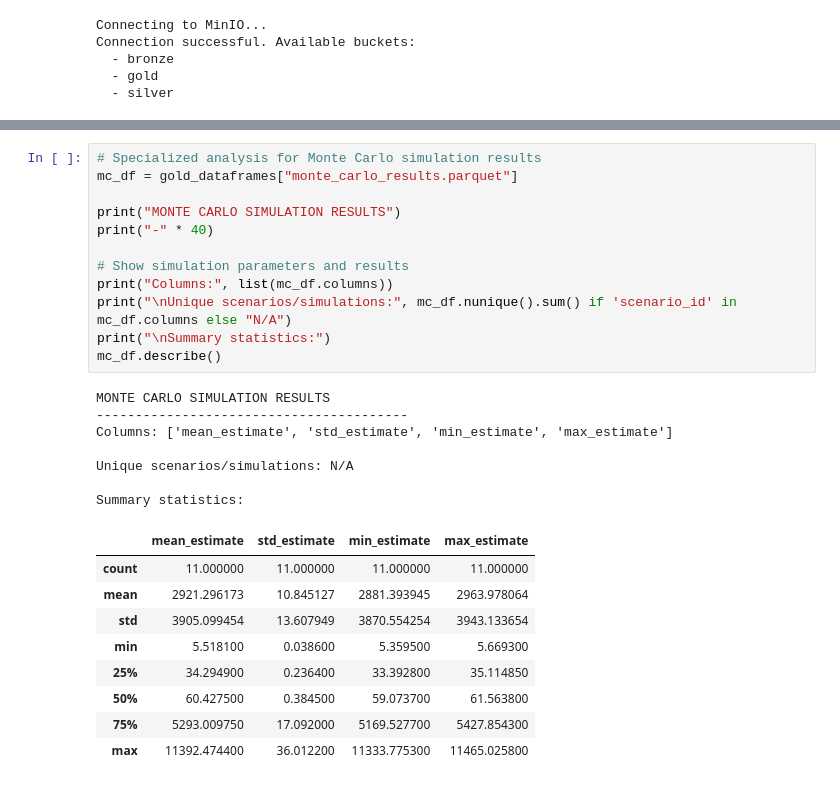
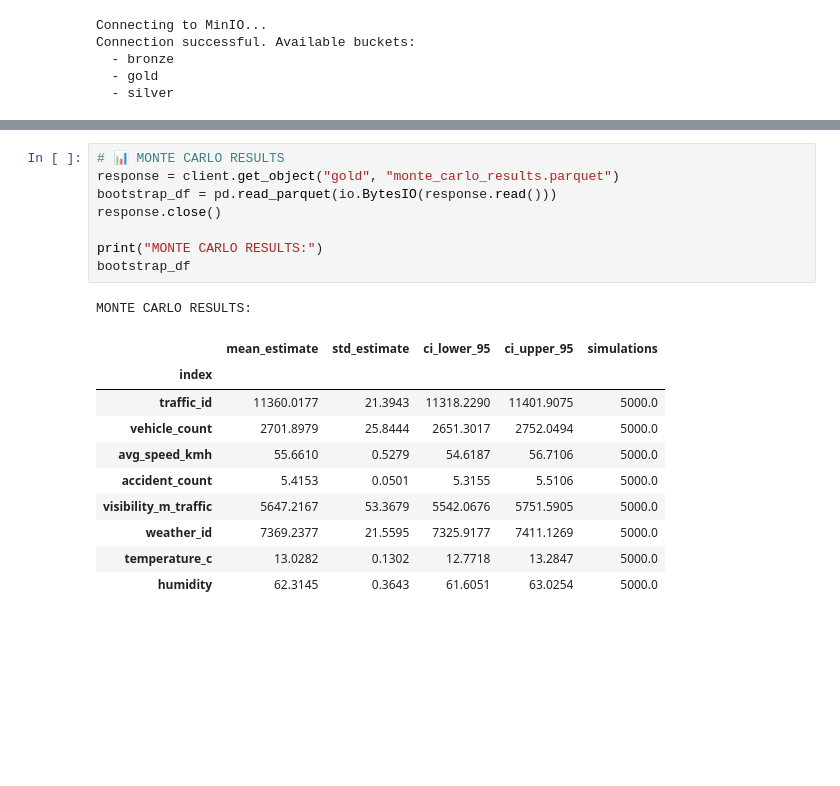
Before and after one commit to Fares403/urban-traffic-data-lake-project, a Jupyter notebook: notebooks/Analysis.ipynb, the cells around one changed output, grey strips where cells are left out. Drawn from its saved outputs; the diff is of its cells as text; blank space fills up the shorter version.

```diff
--- a/notebooks/Analysis.ipynb
+++ b/notebooks/Analysis.ipynb
@@ -158,29 +109,20 @@ Shape: (8020, 24)
-# %%
-# Specialized analysis for Monte Carlo simulation results
-mc_df = gold_dataframes["monte_carlo_results.parquet"]
-
-print("MONTE CARLO SIMULATION RESULTS")
-print("-" * 40)
-
-# Show simulation parameters and results
-print("Columns:", list(mc_df.columns))
-print("\nUnique scenarios/simulations:", mc_df.nunique().sum() if 'scenario_id' in mc_df.columns else "N/A")
-print("\nSummary statistics:")
-mc_df.describe()
-# %% [output]
-MONTE CARLO SIMULATION RESULTS
-----------------------------------------
-Columns: ['mean_estimate', 'std_estimate', 'min_estimate', 'max_estimate']
-
-Unique scenarios/simulations: N/A
-
-Summary statistics:
-|  | mean_estimate | std_estimate | min_estimate | max_estimate |
-| count | 11.000000 | 11.000000 | 11.000000 | 11.000000 |
-| mean | 2921.296173 | 10.845127 | 2881.393945 | 2963.978064 |
-| std | 3905.099454 | 13.607949 | 3870.554254 | 3943.133654 |
-| min | 5.518100 | 0.038600 | 5.359500 | 5.669300 |
-| 25% | 34.294900 | 0.236400 | 33.392800 | 35.114850 |
-| 50% | 60.427500 | 0.384500 | 59.073700 | 61.563800 |
-| 75% | 5293.009750 | 17.092000 | 5169.527700 | 5427.854300 |
-| max | 11392.474400 | 36.012200 | 11333.775300 | 11465.025800 |
+# %%
+# 📊 MONTE CARLO RESULTS
+response = client.get_object("gold", "monte_carlo_results.parquet")
+bootstrap_df = pd.read_parquet(io.BytesIO(response.read()))
+response.close()
+
+print("MONTE CARLO RESULTS:")
+bootstrap_df
+# %% [output]
+MONTE CARLO RESULTS:
+|  | mean_estimate | std_estimate | ci_lower_95 | ci_upper_95 | simulations |
+| index |  |  |  |  |  |
+| traffic_id | 11360.0177 | 21.3943 | 11318.2290 | 11401.9075 | 5000.0 |
+| vehicle_count | 2701.8979 | 25.8444 | 2651.3017 | 2752.0494 | 5000.0 |
+| avg_speed_kmh | 55.6610 | 0.5279 | 54.6187 | 56.7106 | 5000.0 |
+| accident_count | 5.4153 | 0.0501 | 5.3155 | 5.5106 | 5000.0 |
+| visibility_m_traffic | 5647.2167 | 53.3679 | 5542.0676 | 5751.5905 | 5000.0 |
+| weather_id | 7369.2377 | 21.5595 | 7325.9177 | 7411.1269 | 5000.0 |
+| temperature_c | 13.0282 | 0.1302 | 12.7718 | 13.2847 | 5000.0 |
+| humidity | 62.3145 | 0.3643 | 61.6051 | 63.0254 | 5000.0 |
```
Also changed, not shown: parts of 17 cells of this notebook, 12 other files.
